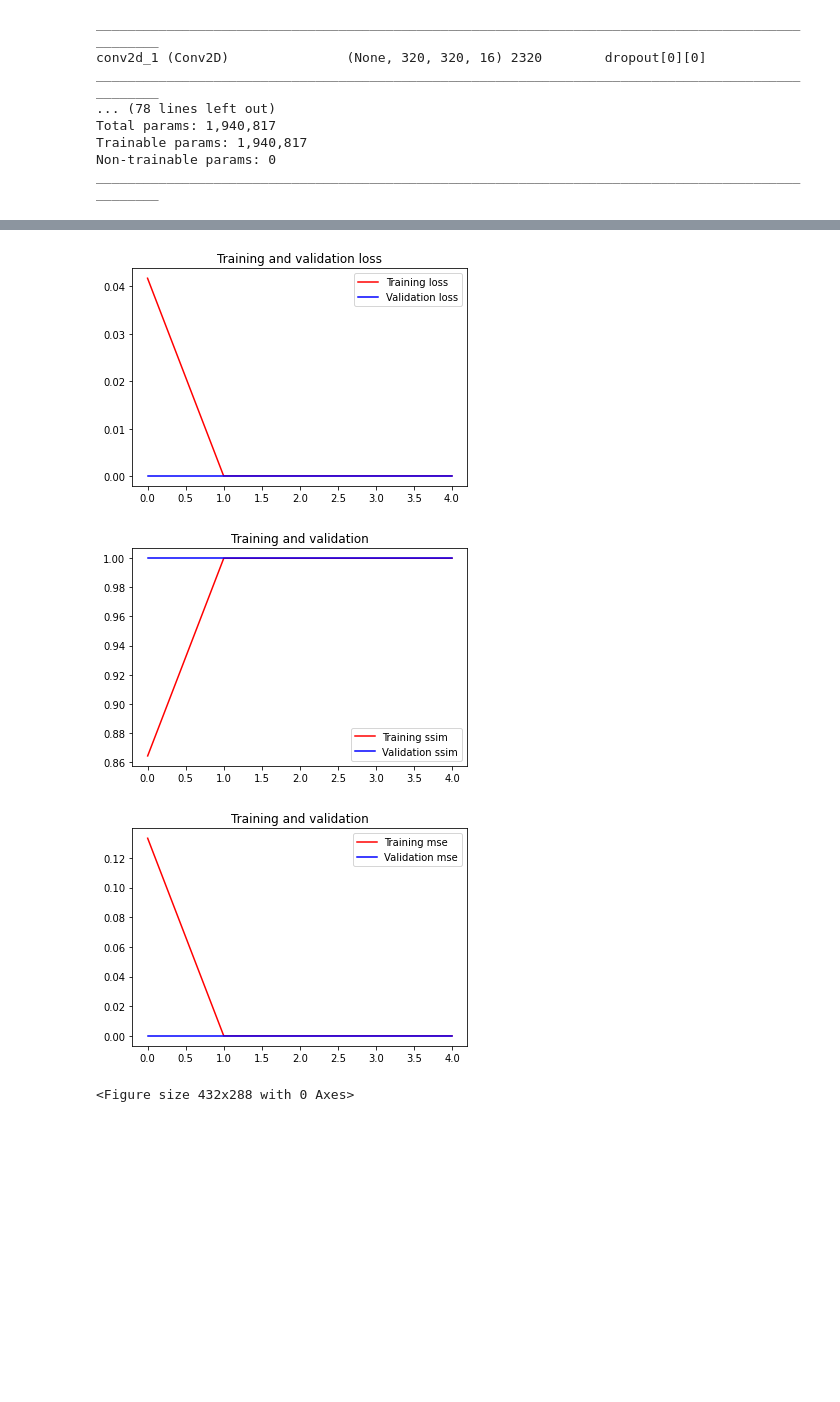
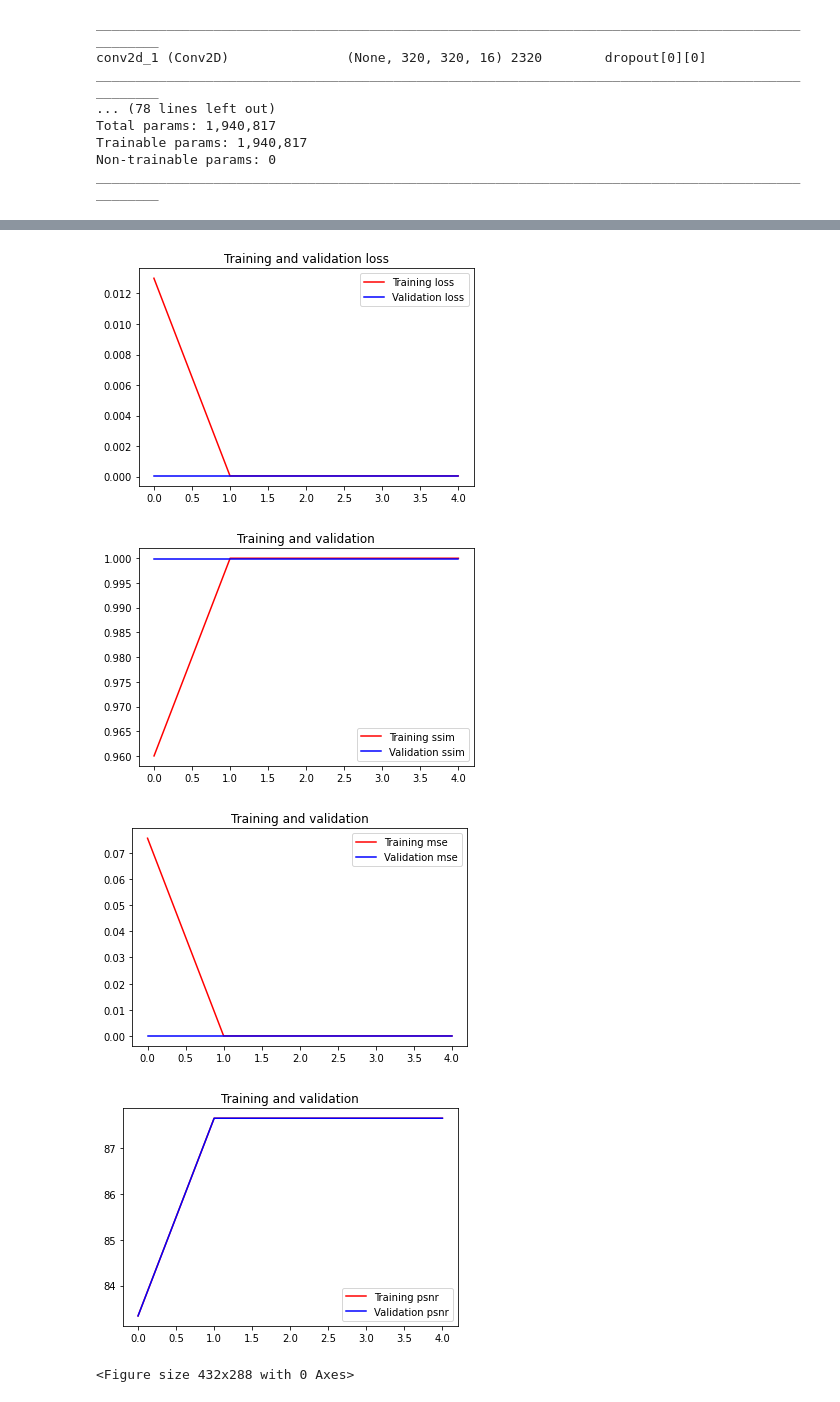
Before and after one commit to kazishuvo22/fastMRI-Reconstruction, a Jupyter notebook: Unet_train.ipynb, the cells around one changed output, grey strips where cells are left out. Saved outputs shown, nothing was run; the diff lists cells and outputs as text; code cells hidden in the pictures; blank space fills up the shorter version.

Commit message:
update with psnr

```diff
--- a/Unet_train.ipynb
+++ b/Unet_train.ipynb
@@ -25,8 +25,10 @@ import tensorflow as tf
 # %%
 def batch_ssim(y_true, y_pred):
     return tf.reduce_mean(tf.image.ssim(y_true, y_pred, max_val=1.0))
-batch_mse = tf.keras.metrics.RootMeanSquaredError(name='MSE', dtype=None)
+batch_mse = tf.keras.metrics.RootMeanSquaredError(name='batch_mse', dtype=None)
+def batch_psnr(y_true, y_pred):
+    return tf.reduce_mean(tf.image.psnr(y_true, y_pred, max_val=1.0))
 # %%
-load_data_DIR = "/content/drive/My Drive/CSE499N/Single Coil 4x/reshape_data"
+load_data_DIR = "/content/drive/My Drive/CSE499N/Single Coil 4x/"
 load_data_DIR
 # %% [output]
@@ -96,7 +98,7 @@ def unet():
     outputs = Conv2D(1, (1, 1), activation='sigmoid') (c9)
 
     model = Model(inputs=[inputs], outputs=[outputs])
-    model.compile(optimizer=optimizers.Adam(lr=0.001), loss='mae', metrics=[batch_ssim,batch_mse])
+    model.compile(optimizer=optimizers.Adam(lr=0.001), loss='mae', metrics=[batch_ssim,batch_mse, batch_psnr])
     return model
 # %%
 model= unet()
@@ -121,6 +123,6 @@ Trainable params: 1,940,817
 Non-trainable params: 0
 __________________________________________________________________________________________________
 # %%
-h = model.fit(x_train, y_train, validation_split=0.1, batch_size=64, epochs=5)
+h = model.fit(x_train, y_train, validation_split=0.1, batch_size=32, epochs=5)
 # %% [output]
 Epoch 1/5
@@ -144,36 +146,46 @@ val_loss = h.history['val_loss']
 ssim = h.history['batch_ssim']
 val_ssim = h.history['val_batch_ssim']
 
 
-mse = h.history['MSE']
-val_mse = h.history['val_MSE']
+mse = h.history['batch_mse']
+val_mse = h.history['val_batch_mse']
+
+psnr = h.history['batch_psnr']
+val_psnr = h.history['val_batch_psnr']
 
 epochs = range(len(loss))
 
 
 plt.plot(epochs, loss, 'r', label='Training loss')
 plt.plot(epochs, val_loss, 'b', label='Validation loss')
 plt.title('Training and validation loss')
 plt.legend(loc=0)
 plt.figure()
 
 
 plt.plot(epochs, ssim, 'r', label='Training ssim')
 plt.plot(epochs, val_ssim, 'b', label='Validation ssim')
 plt.title('Training and validation')
 plt.legend(loc=0)
 plt.figure()
 
 
 plt.plot(epochs, mse, 'r', label='Training mse')
 plt.plot(epochs, val_mse, 'b', label='Validation mse')
 plt.title('Training and validation')
 plt.legend(loc=0)
 plt.figure()
 
+plt.plot(epochs, psnr, 'r', label='Training psnr')
+plt.plot(epochs, val_psnr, 'b', label='Validation psnr')
+plt.title('Training and validation')
+plt.legend(loc=0)
+plt.figure()
+
 plt.show()
 # %% [output]
-[figure, old version]
+[figure, new version]
-[figure, old version]
+[figure, new version]
-[figure, old version]
+[figure, new version]
+[figure, added]
 <Figure size 432x288 with 0 Axes>
```
Also changed, not shown: parts of 3 cells of this notebook.
